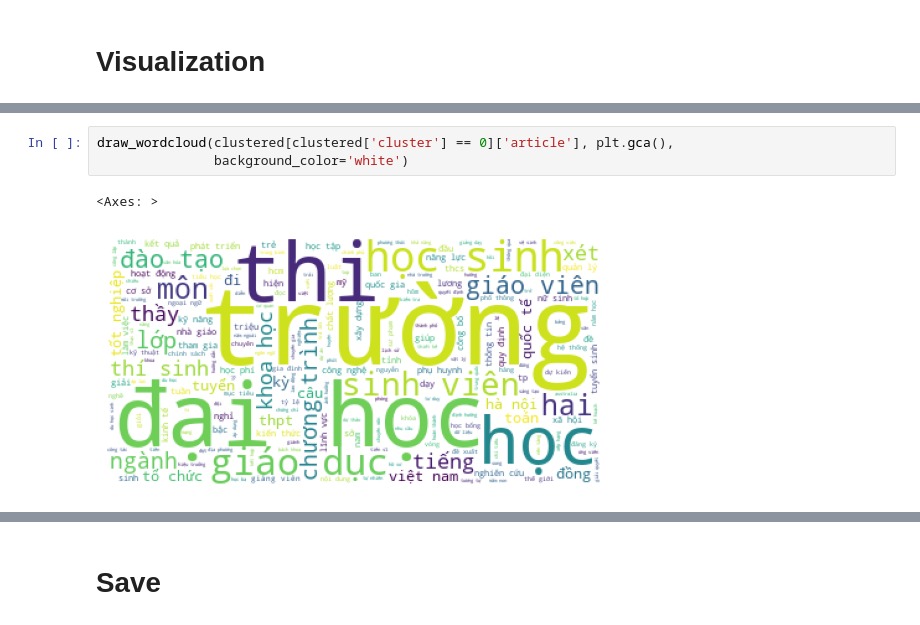
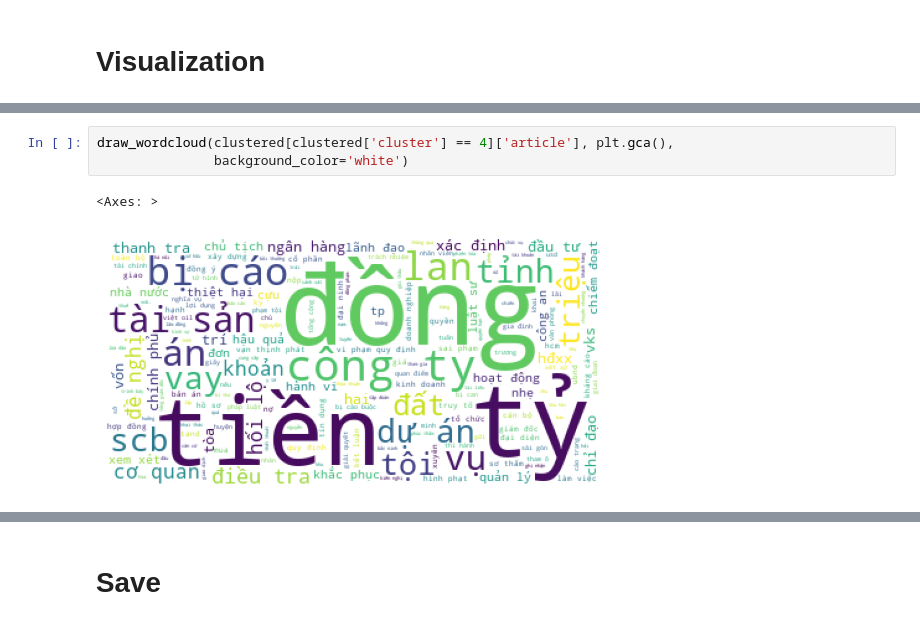
Before and after one commit to Ngoc-Cac/NLP_Final, a Jupyter notebook: Code/model_training.ipynb, the cells around one changed output, grey strips where cells are left out. Saved outputs shown, nothing was run; the diff lists cells and outputs as text.

```diff
--- a/Code/model_training.ipynb
+++ b/Code/model_training.ipynb
@@ -122,9 +122,9 @@ clustered.groupby(['topic', 'cluster']).count()
 # %%
-draw_wordcloud(clustered[clustered['cluster'] == 0]['article'], plt.gca(),
+draw_wordcloud(clustered[clustered['cluster'] == 4]['article'], plt.gca(),
                background_color='white')
 # %% [output]
 <Axes: >
-[figure, old version]
+[figure, new version]
 # %%
 n = 10
 print("Representative words:")
```
Also changed, not shown: parts of 8 cells of this notebook, 5 other files.
